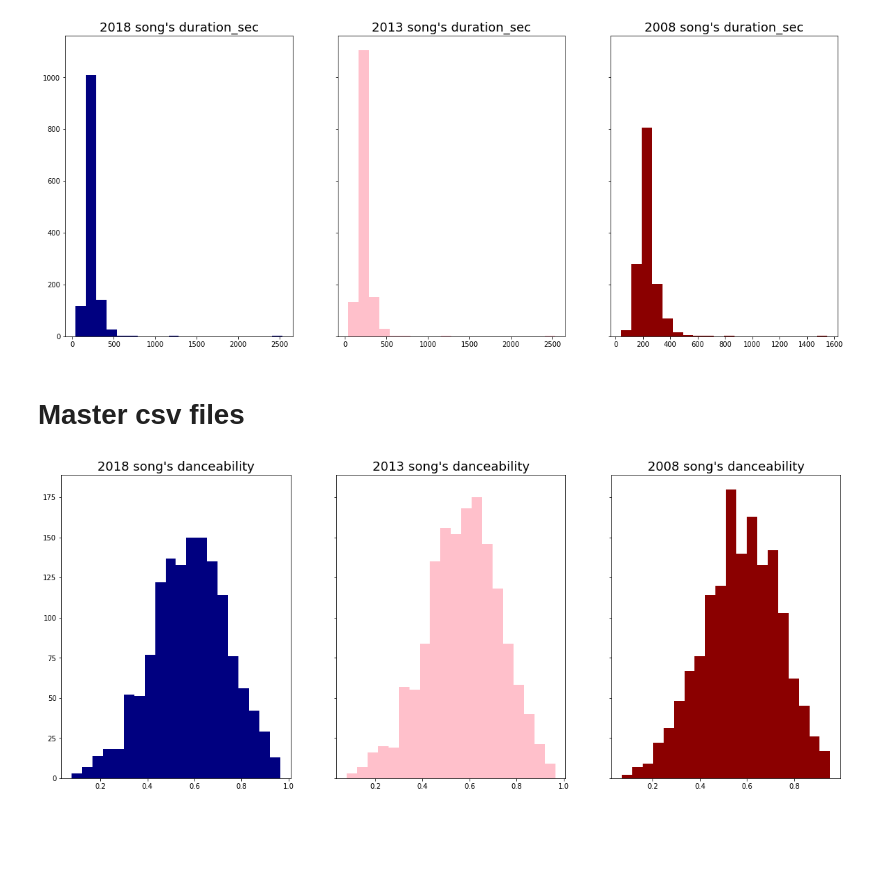
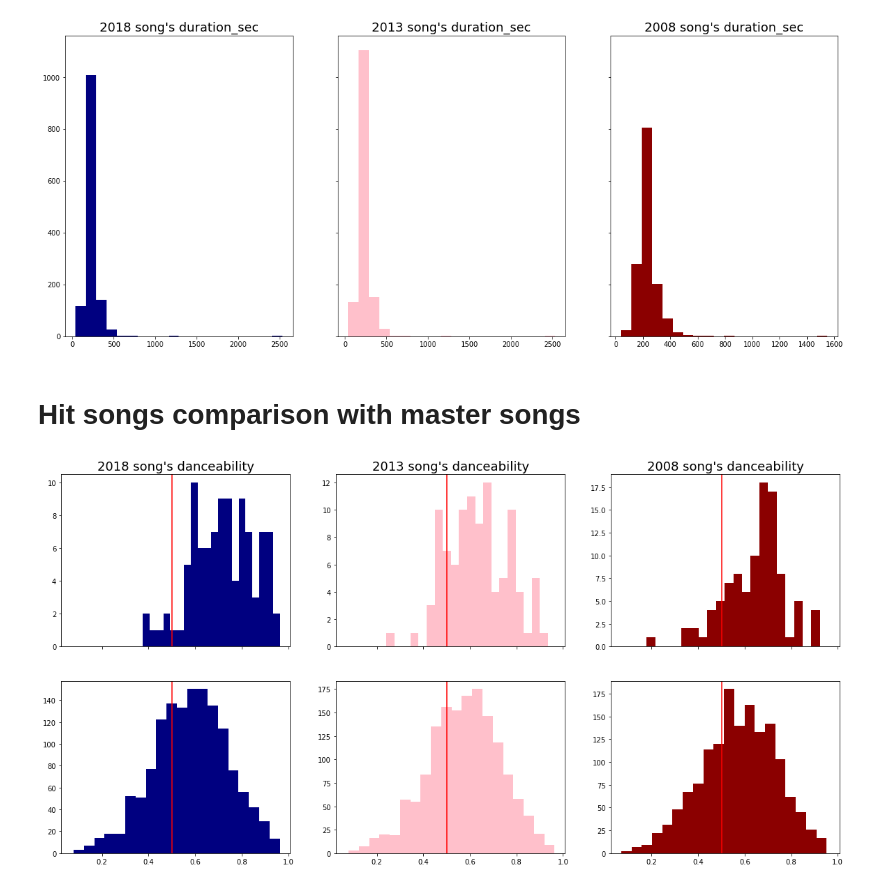
Before and after one commit to danhyunkim/How-have-hit-songs-changed-, a Jupyter notebook: 3 - EDA .ipynb, the cells around one changed output. Cells and saved outputs as stored; diff of their text form; code cells hidden in the pictures; blank space fills up the shorter version.

```diff
--- a/EDA .ipynb
+++ b/3 - EDA .ipynb
@@ -974,13 +976,37 @@ histograms(df1 = bb_18_ft, df2 = bb_13_ft, df3 = bb_08_ft, column = 'duration_se
 histograms(df1 = sf_18_ft, df2 = sf_13_ft, df3 = sf_08_ft, column = 'duration_sec')
 # %% [output]
 [figure]
-# %% [markdown]
-# Master csv files
+# %% [markdown]
+# Hit songs comparison with master songs
+# %%
+# Create a function to create subplots to compare distributions of hit songs and all songs
+def histograms(df1, df2, df3,
+               df4, df5, df6, column):
+    fig, ax = plt.subplots(nrows=2, ncols=3, sharex=True, figsize=(20,10));          # Initiate subplots
+
+    ax[0,0].hist(df1[column], color='navy', bins=20);                                # First histogram
+    ax[0,0].set_title('{} {}'.format("2018 song's", column), fontsize=18)            # Title for first histogram
+    ax[0,0].axvline(x=0.5, c='r')                                                    # Draw a line at position x
+
+    ax[0,1].hist(df2[column], color='pink', bins=20);                                # Second histogram
+    ax[0,1].set_title('{} {}'.format("2013 song's", column), fontsize=18)            # Title for second histogram
+    ax[0,1].axvline(x=0.5, c='r')                                                    # Draw a line at position x
+
+    ax[0,2].hist(df3[column], color='darkred', bins=20);                             # Third histogram
+    ax[0,2].set_title('{} {}'.format("2008 song's", column), fontsize=18)            # Title for third histogram
+    ax[0,2].axvline(x=0.5, c='r')                                                    # Draw a line at position x
+
+    ax[1,0].hist(df4[column], color='navy', bins=20);                                # Fourth histogram
+    ax[1,0].axvline(x=0.5, c='r')                                                    # Draw a line at position x
+
+    ax[1,1].hist(df5[column], color='pink', bins=20);                                # Fifth histogram
+    ax[1,1].axvline(x=0.5, c='r')                                                    # Draw a line at position x
+
+    ax[1,2].hist(df6[column], color='darkred', bins=20);                             # Sixth histogram
+    ax[1,2].axvline(x=0.5, c='r')                                                    # Draw a line at position x
 # %%
-histograms(df1 = master_18_ft,
-           df2 = master_13_ft,
-           df3 = master_08_ft,
-           column = 'danceability')
+histograms(df1=bb_18_ft, df2=bb_13_ft, df3=bb_08_ft,
+           df4=master_18_ft, df5=master_13_ft, df6=master_08_ft, column='danceability')
 # %% [output]
-[figure, old version]
+[figure, new version]
 # %%
```
Also changed, not shown: parts of 12 cells of this notebook, 5 other files.
